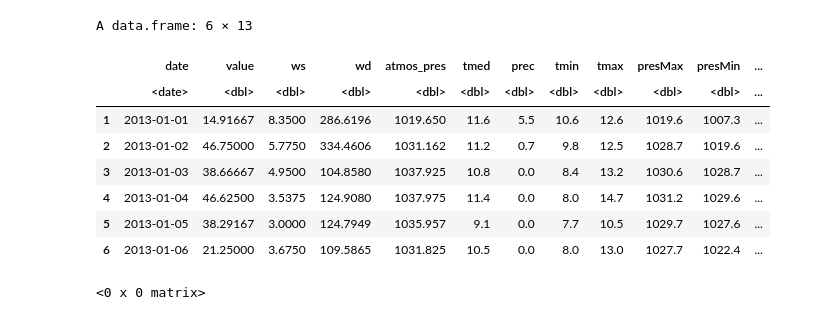
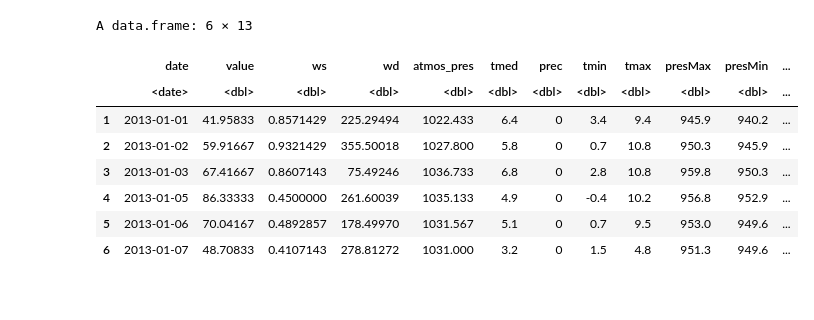
Before and after one commit to Jaimedgp/AirQualityCOVID, a Jupyter notebook: notebooks/Analysis/RandomForest/Draft.ipynb, the cells around one changed output. Drawn from its saved outputs; the diff is of its cells as text; code cells hidden in the pictures.

```diff
--- a/notebooks/Analysis/RandomForest/Draft.ipynb
+++ b/notebooks/Analysis/RandomForest/Draft.ipynb
@@ -19,28 +22,31 @@ setwd("~/Repositories/AirQualityCOVID")
 load("data/data_AQ.rda")
 load("data/meteorology.rda")
 # %%
-aq <- data_AQ[data_AQ$site == "es1580a", ] %>%
-            filter(variable == "no2") %>%
+aq <- data_AQ %>%
+            filter(site == "es0118a",
+                   variable == "no2",
+                   date < ymd("2020-01-01")) %>%
             timeAverage(avg.time = "day")
 aq$date <- as_date(aq$date)
 
-mto <- data_Mto[data_Mto$site == "es1580a", ]
+mto <- data_Mto %>% filter(site == "es0118a",
+                           date < ymd("2020-01-01"))
 
 df <- merge(aq, mto,
               by = "date", all.x=T) %>%
         drop_na() %>%
         select(-date_end, -process, -summary, -validity, -site)
 
 rm(data_AQ)
 rm(data_Mto)
 head(df)
 # %% [output]
 A data.frame: 6 × 13
 |  | date | value | ws | wd | atmos_pres | tmed | prec | tmin | tmax | presMax | presMin | ... |
 |  | <date> | <dbl> | <dbl> | <dbl> | <dbl> | <dbl> | <dbl> | <dbl> | <dbl> | <dbl> | <dbl> | ... |
-| 1 | 2013-01-01 | 14.91667 | 8.3500 | 286.6196 | 1019.650 | 11.6 | 5.5 | 10.6 | 12.6 | 1019.6 | 1007.3 | ... |
-| 2 | 2013-01-02 | 46.75000 | 5.7750 | 334.4606 | 1031.162 | 11.2 | 0.7 | 9.8 | 12.5 | 1028.7 | 1019.6 | ... |
-| 3 | 2013-01-03 | 38.66667 | 4.9500 | 104.8580 | 1037.925 | 10.8 | 0.0 | 8.4 | 13.2 | 1030.6 | 1028.7 | ... |
-| 4 | 2013-01-04 | 46.62500 | 3.5375 | 124.9080 | 1037.975 | 11.4 | 0.0 | 8.0 | 14.7 | 1031.2 | 1029.6 | ... |
-| 5 | 2013-01-05 | 38.29167 | 3.0000 | 124.7949 | 1035.957 | 9.1 | 0.0 | 7.7 | 10.5 | 1029.7 | 1027.6 | ... |
-| 6 | 2013-01-06 | 21.25000 | 3.6750 | 109.5865 | 1031.825 | 10.5 | 0.0 | 8.0 | 13.0 | 1027.7 | 1022.4 | ... |
+| 1 | 2013-01-01 | 41.95833 | 0.8571429 | 225.29494 | 1022.433 | 6.4 | 0 | 3.4 | 9.4 | 945.9 | 940.2 | ... |
+| 2 | 2013-01-02 | 59.91667 | 0.9321429 | 355.50018 | 1027.800 | 5.8 | 0 | 0.7 | 10.8 | 950.3 | 945.9 | ... |
+| 3 | 2013-01-03 | 67.41667 | 0.8607143 | 75.49246 | 1036.733 | 6.8 | 0 | 2.8 | 10.8 | 959.8 | 950.3 | ... |
+| 4 | 2013-01-05 | 86.33333 | 0.4500000 | 261.60039 | 1035.133 | 4.9 | 0 | -0.4 | 10.2 | 956.8 | 952.9 | ... |
+| 5 | 2013-01-06 | 70.04167 | 0.4892857 | 178.49970 | 1031.567 | 5.1 | 0 | 0.7 | 9.5 | 953.0 | 949.6 | ... |
+| 6 | 2013-01-07 | 48.70833 | 0.4107143 | 278.81272 | 1031.000 | 3.2 | 0 | 1.5 | 4.8 | 951.3 | 949.6 | ... |
@@ -49,7 +53,5 @@ train <-  which(df$date < ymd("2020-01-01"))
 # %%
 df.data <- df %>%
-        select(-date)
+        select(-date) %>%
         data.frame()
 time <- df$date
-# %% [output]
-<0 x 0 matrix>
```
Also changed, not shown: parts of 8 cells of this notebook, 1 other file.
